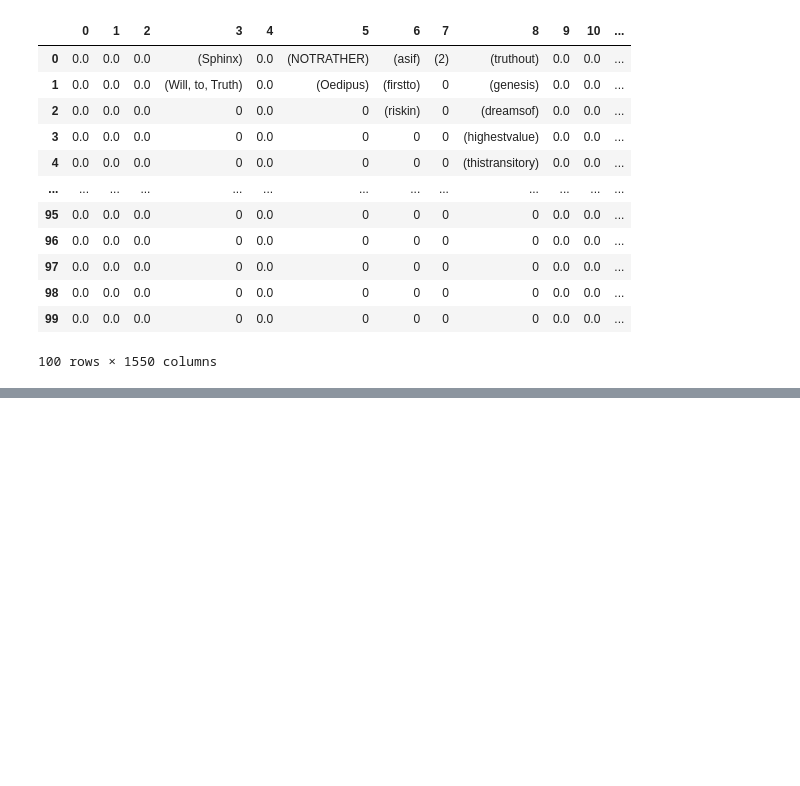
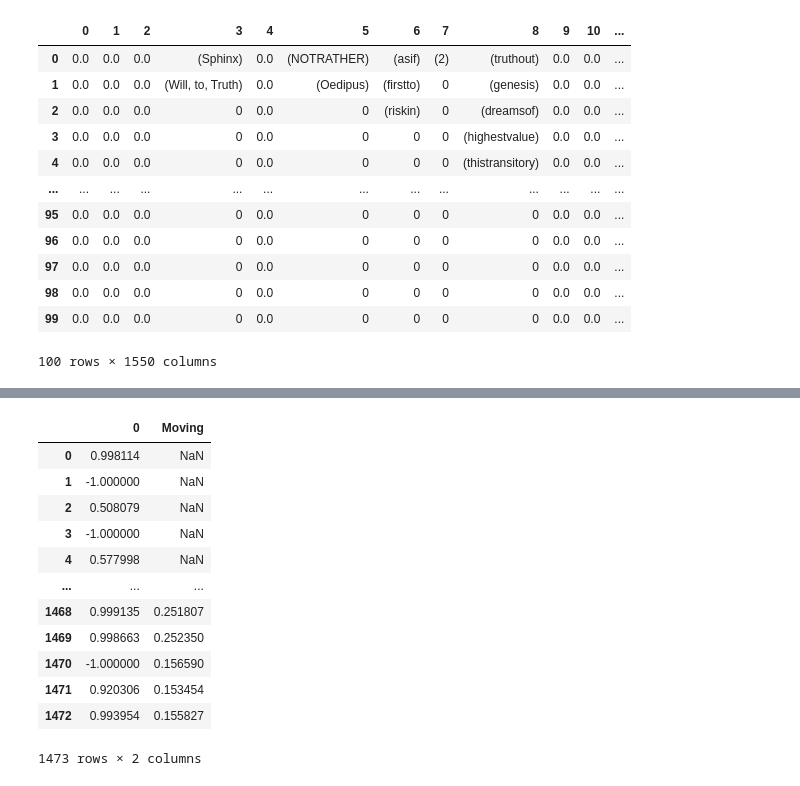
Before and after one commit to KhaldounN/Files-, a Jupyter notebook: Final_project/DSF_FINAL_PROJECT.ipynb, the cells around one changed output, grey strips where cells are left out. Drawn from its saved outputs; the diff is of its cells as text; code cells hidden in the pictures; blank space fills up the shorter version.

```diff
--- a/Final_project/DSF_FINAL_PROJECT.ipynb
+++ b/Final_project/DSF_FINAL_PROJECT.ipynb
@@ -159,0 +188,16 @@ df_ent
+# %%
+l
+# %% [output]
+|  | 0 | Moving |
+| 0 | 0.998114 | NaN |
+| 1 | -1.000000 | NaN |
+| 2 | 0.508079 | NaN |
+| 3 | -1.000000 | NaN |
+| 4 | 0.577998 | NaN |
+| ... | ... | ... |
+| 1468 | 0.999135 | 0.251807 |
+| 1469 | 0.998663 | 0.252350 |
+| 1470 | -1.000000 | 0.156590 |
+| 1471 | 0.920306 | 0.153454 |
+| 1472 | 0.993954 | 0.155827 |
+1473 rows × 2 columns
```
Also changed, not shown: parts of 17 cells of this notebook.
